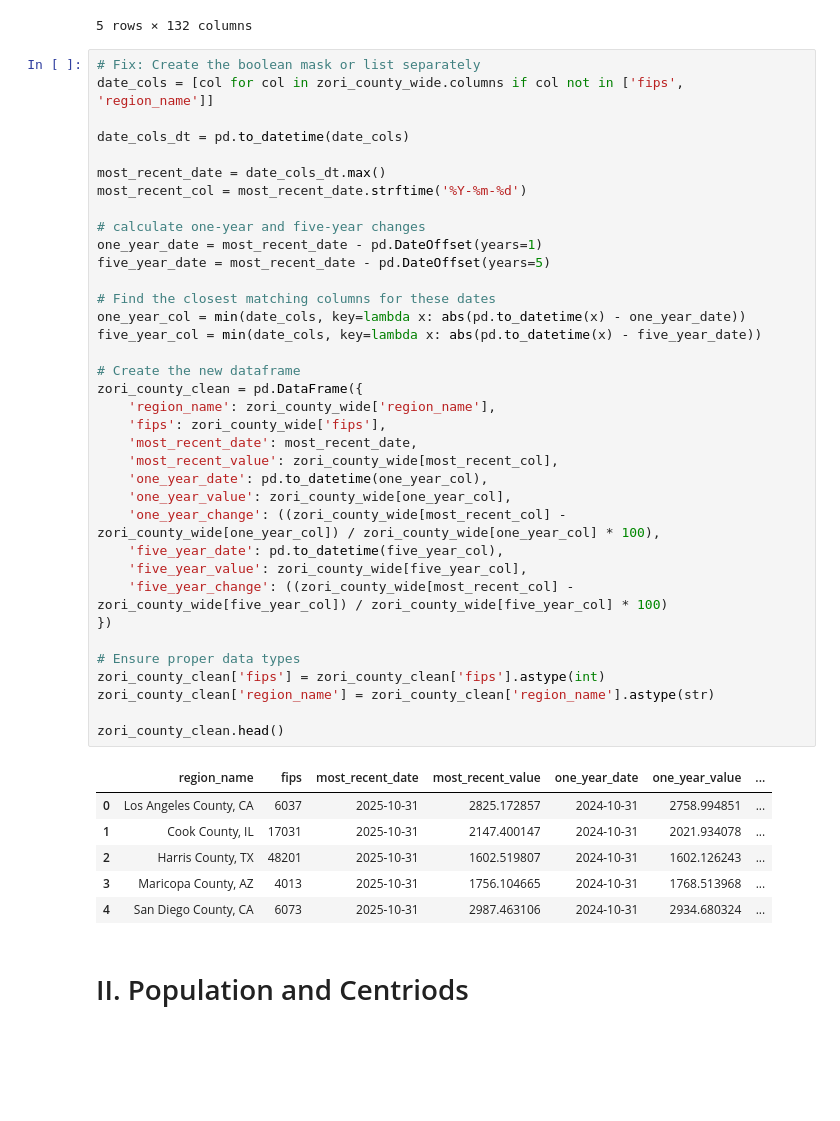
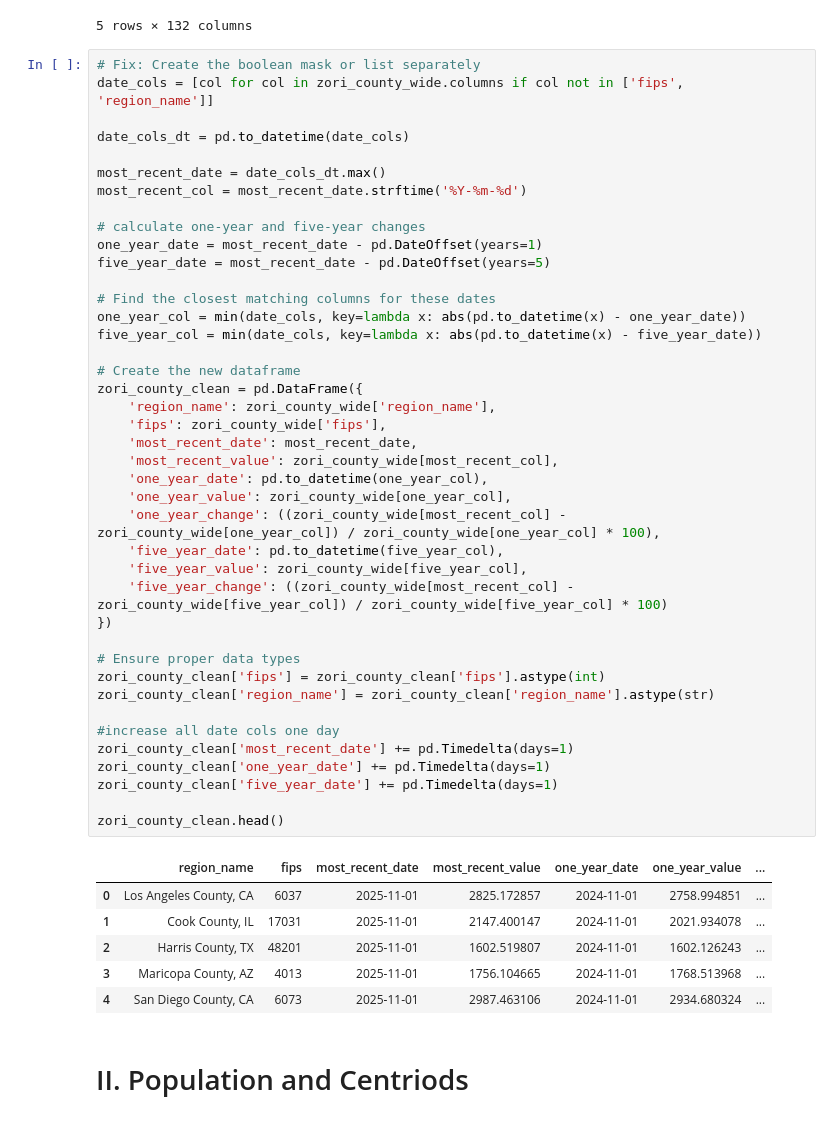
Before and after one commit to gmelmed/charts_gratia_chartis, a Jupyter notebook: rent_tracker/old_code_adaptation.ipynb, the cells around one changed output. Cells and saved outputs as stored; diff of their text form; blank space fills up the shorter version.

```diff
--- a/rent_tracker/old_code_adaptation.ipynb
+++ b/rent_tracker/old_code_adaptation.ipynb
@@ -86,38 +86,43 @@ most_recent_col = most_recent_date.strftime('%Y-%m-%d')
 
 # calculate one-year and five-year changes
 one_year_date = most_recent_date - pd.DateOffset(years=1)
 five_year_date = most_recent_date - pd.DateOffset(years=5)
 
 # Find the closest matching columns for these dates
 one_year_col = min(date_cols, key=lambda x: abs(pd.to_datetime(x) - one_year_date))
 five_year_col = min(date_cols, key=lambda x: abs(pd.to_datetime(x) - five_year_date))
 
 # Create the new dataframe
 zori_county_clean = pd.DataFrame({
     'region_name': zori_county_wide['region_name'],
     'fips': zori_county_wide['fips'],
     'most_recent_date': most_recent_date,
     'most_recent_value': zori_county_wide[most_recent_col],
     'one_year_date': pd.to_datetime(one_year_col),
     'one_year_value': zori_county_wide[one_year_col],
     'one_year_change': ((zori_county_wide[most_recent_col] - zori_county_wide[one_year_col]) / zori_county_wide[one_year_col] * 100),
     'five_year_date': pd.to_datetime(five_year_col),
     'five_year_value': zori_county_wide[five_year_col],
     'five_year_change': ((zori_county_wide[most_recent_col] - zori_county_wide[five_year_col]) / zori_county_wide[five_year_col] * 100)
 })
 
 # Ensure proper data types
 zori_county_clean['fips'] = zori_county_clean['fips'].astype(int)
 zori_county_clean['region_name'] = zori_county_clean['region_name'].astype(str)
 
+#increase all date cols one day
+zori_county_clean['most_recent_date'] += pd.Timedelta(days=1)
+zori_county_clean['one_year_date'] += pd.Timedelta(days=1)
+zori_county_clean['five_year_date'] += pd.Timedelta(days=1)
+
 zori_county_clean.head()
 # %% [output]
 |  | region_name | fips | most_recent_date | most_recent_value | one_year_date | one_year_value | ... |
-| 0 | Los Angeles County, CA | 6037 | 2025-10-31 | 2825.172857 | 2024-10-31 | 2758.994851 | ... |
-| 1 | Cook County, IL | 17031 | 2025-10-31 | 2147.400147 | 2024-10-31 | 2021.934078 | ... |
-| 2 | Harris County, TX | 48201 | 2025-10-31 | 1602.519807 | 2024-10-31 | 1602.126243 | ... |
-| 3 | Maricopa County, AZ | 4013 | 2025-10-31 | 1756.104665 | 2024-10-31 | 1768.513968 | ... |
-| 4 | San Diego County, CA | 6073 | 2025-10-31 | 2987.463106 | 2024-10-31 | 2934.680324 | ... |
+| 0 | Los Angeles County, CA | 6037 | 2025-11-01 | 2825.172857 | 2024-11-01 | 2758.994851 | ... |
+| 1 | Cook County, IL | 17031 | 2025-11-01 | 2147.400147 | 2024-11-01 | 2021.934078 | ... |
+| 2 | Harris County, TX | 48201 | 2025-11-01 | 1602.519807 | 2024-11-01 | 1602.126243 | ... |
+| 3 | Maricopa County, AZ | 4013 | 2025-11-01 | 1756.104665 | 2024-11-01 | 1768.513968 | ... |
+| 4 | San Diego County, CA | 6073 | 2025-11-01 | 2987.463106 | 2024-11-01 | 2934.680324 | ... |
 # %% [markdown]
 # II. Population and Centriods
 # %% [markdown]
```
Also changed, not shown: parts of 24 cells of this notebook, 7 other files.
